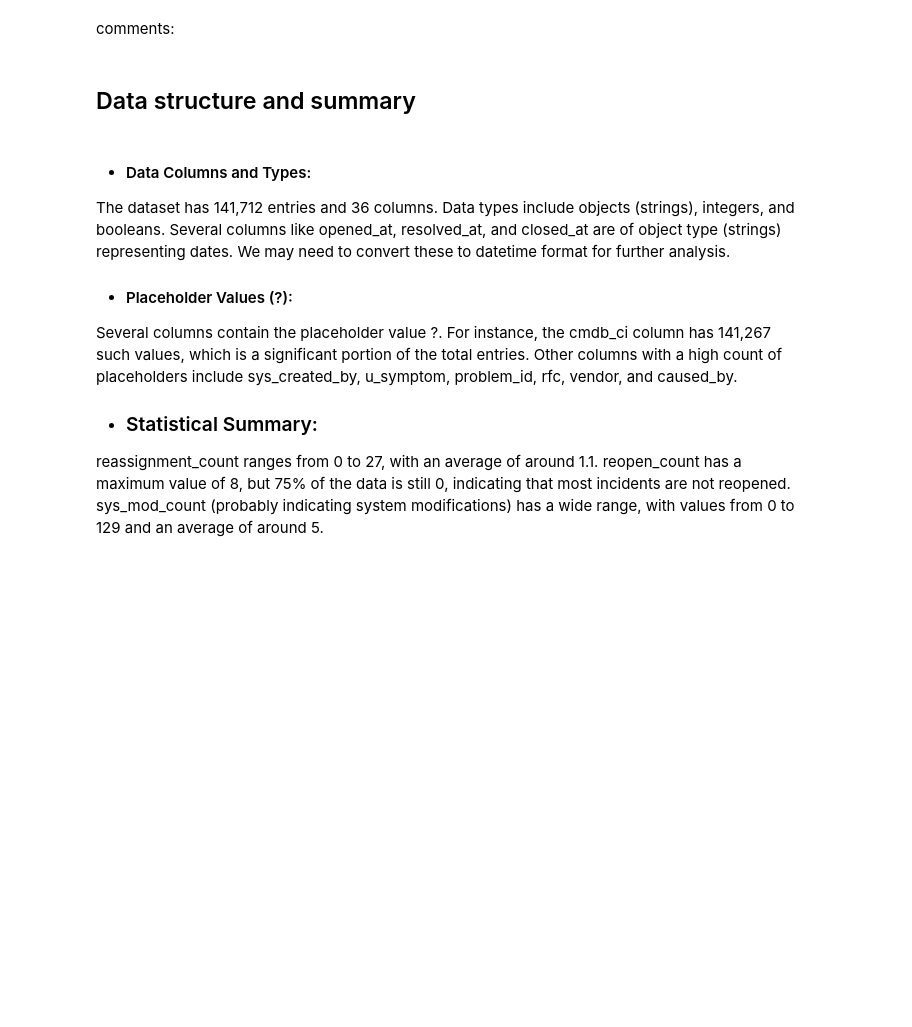
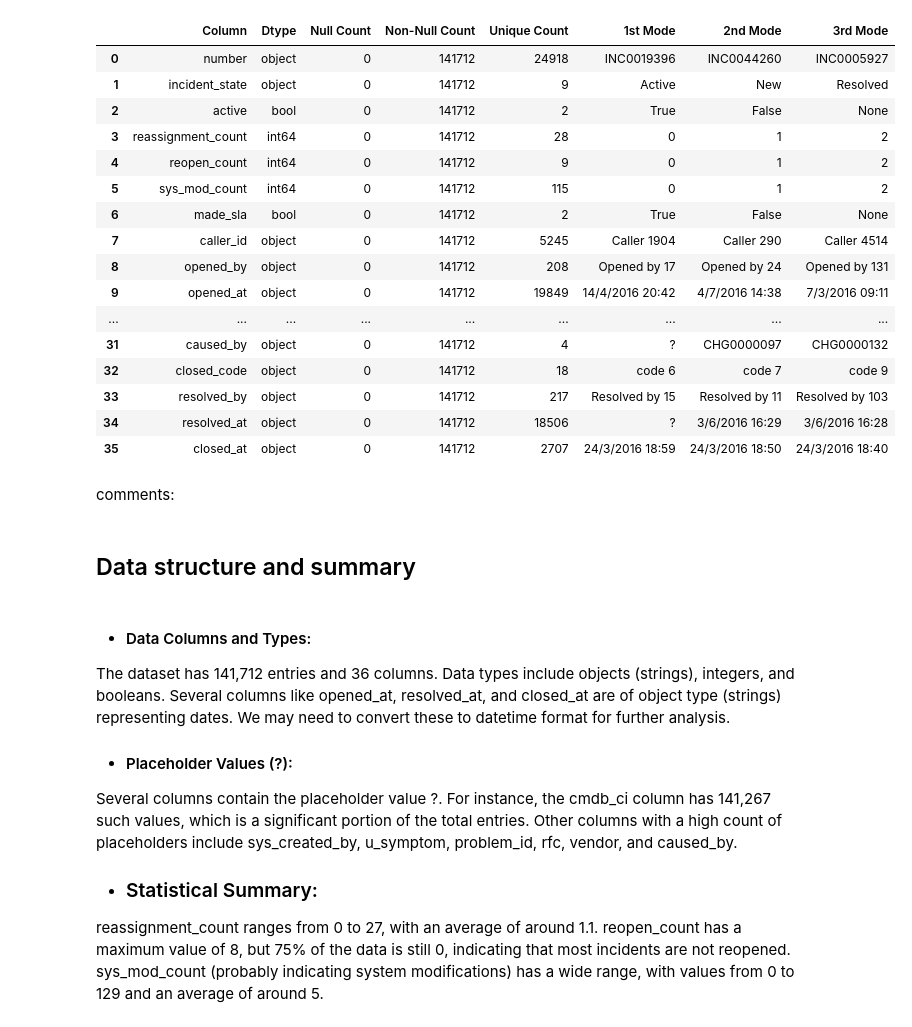
Before and after one commit to azizharouna/CloudIncidentForcaster, a Jupyter notebook: 1_data_analysis_and_inspection.ipynb, the cells around one changed output. Drawn from its saved outputs; the diff is of its cells as text; code cells hidden in the pictures; blank space fills up the shorter version.

```diff
--- a/1_data_analysis_and_inspection.ipynb
+++ b/1_data_analysis_and_inspection.ipynb
@@ -2,7 +2,7 @@
 %run "utilspro.py"
 # %%
 # set truncation threshold to display all rows
-pd.set_option('display.max_rows', None)
+pd.set_option('display.max_columns', None)
 # Loading the dataset
 data = pd.read_csv(dataset_path)
 
@@ -10,0 +18,44 @@ data.head()
+# %%
+# diplay the info of the dataset and the number of rows and columns and the nulls per columns in same functio
+# Extracting modes
+modes = data.mode()
+
+# Helper function to get the three most common
+def three_most_common(lst):
+    count = Counter(lst)
+    most_common = count.most_common(3)
+    return [item[0] for item in most_common]
+
+
+
+# Creating an information DataFrame
+info_df = pd.DataFrame({
+    'Column': data.columns,
+    'Dtype': data.dtypes.values,
+    'Null Count': data.isnull().sum().values,
+    'Non-Null Count': data.count().values,
+    'Unique Count': data.nunique().values,
+    '1st Mode': [three_most_common(data[col])[0] if len(three_most_common(data[col])) > 0 else None for col in data.columns],
+    '2nd Mode': [three_most_common(data[col])[1] if len(three_most_common(data[col])) > 1 else None for col in data.columns],
+    '3rd Mode': [three_most_common(data[col])[2] if len(three_most_common(data[col])) > 2 else None for col in data.columns]
+})
+
+info_df
+# %% [output]
+|  | Column | Dtype | Null Count | Non-Null Count | Unique Count | 1st Mode | 2nd Mode | 3rd Mode |
+| 0 | number | object | 0 | 141712 | 24918 | INC0019396 | INC0044260 | INC0005927 |
+| 1 | incident_state | object | 0 | 141712 | 9 | Active | New | Resolved |
+| 2 | active | bool | 0 | 141712 | 2 | True | False | None |
+| 3 | reassignment_count | int64 | 0 | 141712 | 28 | 0 | 1 | 2 |
+| 4 | reopen_count | int64 | 0 | 141712 | 9 | 0 | 1 | 2 |
+| 5 | sys_mod_count | int64 | 0 | 141712 | 115 | 0 | 1 | 2 |
+| 6 | made_sla | bool | 0 | 141712 | 2 | True | False | None |
+| 7 | caller_id | object | 0 | 141712 | 5245 | Caller 1904 | Caller 290 | Caller 4514 |
+| 8 | opened_by | object | 0 | 141712 | 208 | Opened by 17 | Opened by 24 | Opened by 131 |
+| 9 | opened_at | object | 0 | 141712 | 19849 | 14/4/2016 20:42 | 4/7/2016 14:38 | 7/3/2016 09:11 |
+| ... | ... | ... | ... | ... | ... | ... | ... | ... |
+| 31 | caused_by | object | 0 | 141712 | 4 | ? | CHG0000097 | CHG0000132 |
+| 32 | closed_code | object | 0 | 141712 | 18 | code 6 | code 7 | code 9 |
+| 33 | resolved_by | object | 0 | 141712 | 217 | Resolved by 15 | Resolved by 11 | Resolved by 103 |
+| 34 | resolved_at | object | 0 | 141712 | 18506 | ? | 3/6/2016 16:29 | 3/6/2016 16:28 |
+| 35 | closed_at | object | 0 | 141712 | 2707 | 24/3/2016 18:59 | 24/3/2016 18:50 | 24/3/2016 18:40 |
```
Also changed, not shown: parts of 2 cells of this notebook, 1 other file.
